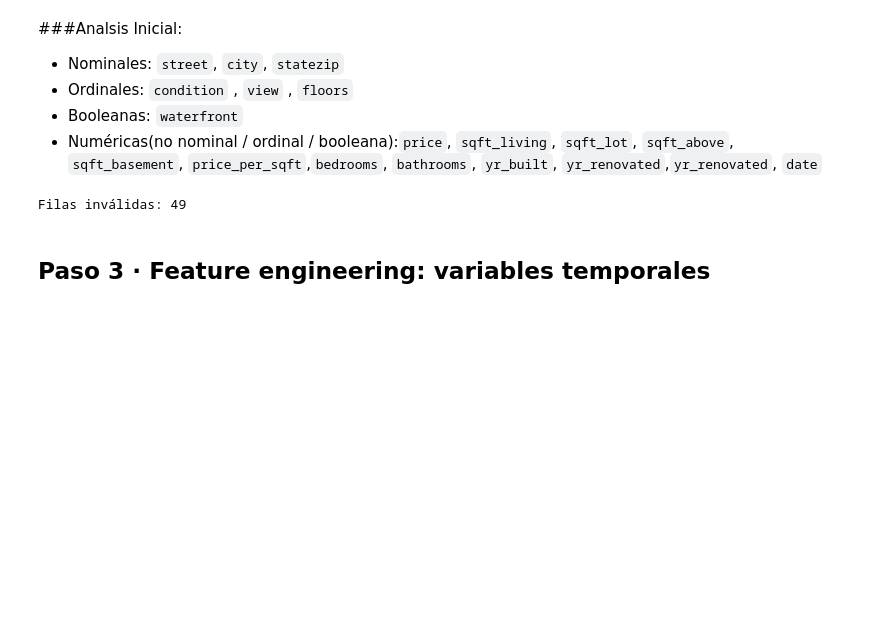
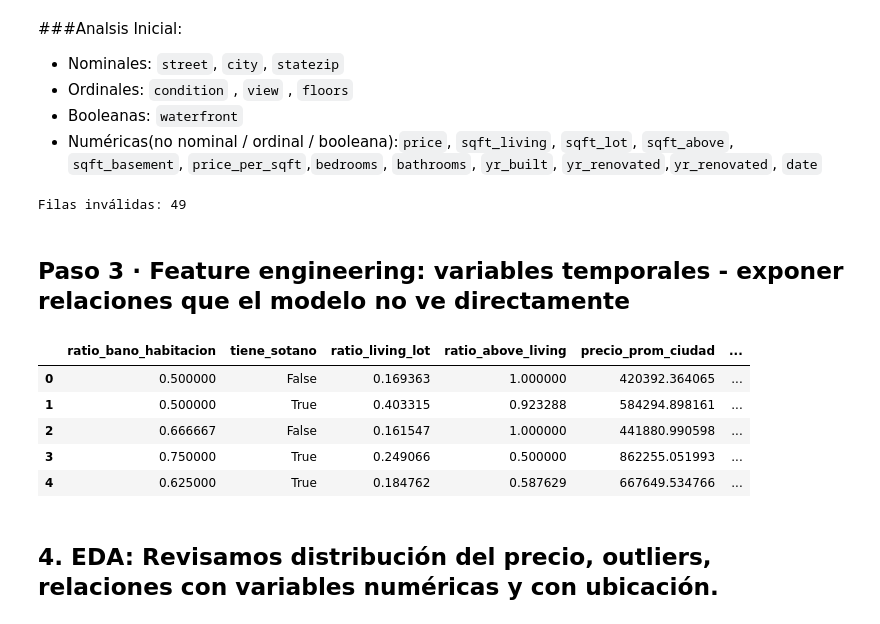
Before and after one commit to wantuds-crypto/Ciencia-datos-curso, a Jupyter notebook: Final_precios_inmuebles.ipynb, the cells around one changed output. Drawn from its saved outputs; the diff is of its cells as text; code cells hidden in the pictures; blank space fills up the shorter version.

```diff
--- a/Final_precios_inmuebles.ipynb
+++ b/Final_precios_inmuebles.ipynb
@@ -231,4 +231,28 @@ df = df[(df['price'] > 0) & (df['sqft_living'] > 0)].reset_index(drop=True)
 # %% [output]
 Filas inválidas: 49
 # %% [markdown]
-## Paso 3 · Feature engineering: variables temporales
+## Paso 3 · Feature engineering: variables temporales - exponer relaciones que el modelo no ve directamente
+# %%
+df['ratio_bano_habitacion'] = df['bathrooms'] / df['bedrooms'].replace(0, np.nan)
+df['ratio_bano_habitacion'] = df['ratio_bano_habitacion'].fillna(0)
+
+df['tiene_sotano'] = df['sqft_basement'] > 0
+df['ratio_living_lot'] = df['sqft_living'] / df['sqft_lot']
+df['ratio_above_living'] = df['sqft_above'] / df['sqft_living']
+
+df['precio_prom_ciudad'] = df.groupby('city', observed=True)['price'].transform('mean')
+df['habitaciones_totales'] = df['bedrooms'] + df['bathrooms']
+
+df['log_price'] = np.log1p(df['price'])
+df['log_sqft_living'] = np.log1p(df['sqft_living'])
+
+df.filter(regex='ratio_|sotano|prom_ciudad|log_|habitaciones_totales').head()
+# %% [output]
+|  | ratio_bano_habitacion | tiene_sotano | ratio_living_lot | ratio_above_living | precio_prom_ciudad | ... |
+| 0 | 0.500000 | False | 0.169363 | 1.000000 | 420392.364065 | ... |
+| 1 | 0.500000 | True | 0.403315 | 0.923288 | 584294.898161 | ... |
+| 2 | 0.666667 | False | 0.161547 | 1.000000 | 441880.990598 | ... |
+| 3 | 0.750000 | True | 0.249066 | 0.500000 | 862255.051993 | ... |
+| 4 | 0.625000 | True | 0.184762 | 0.587629 | 667649.534766 | ... |
+# %% [markdown]
+## 4. EDA: Revisamos distribución del precio, outliers, relaciones con variables numéricas y con ubicación.
```
